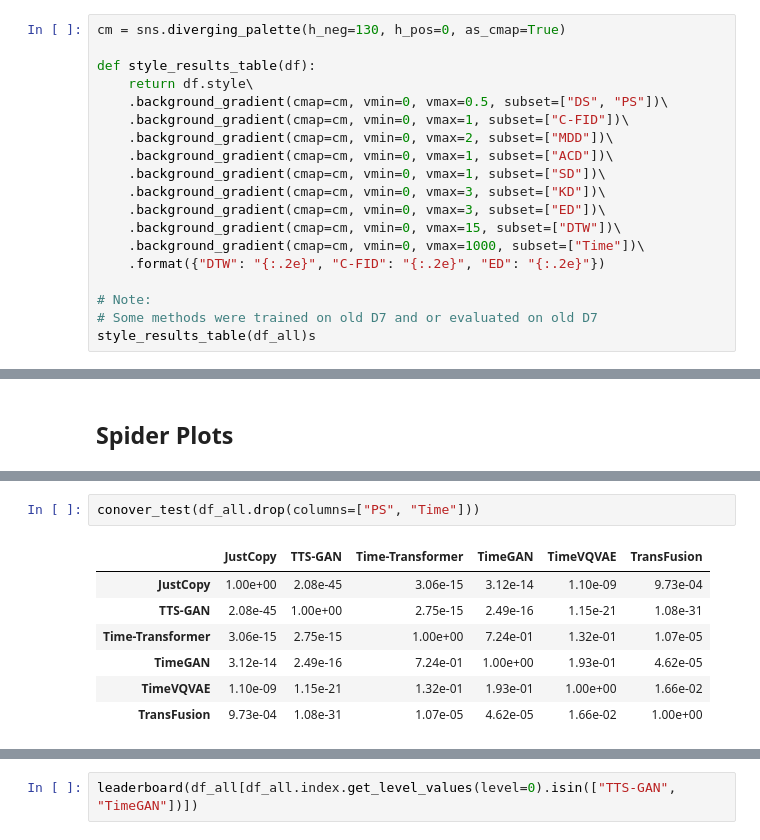
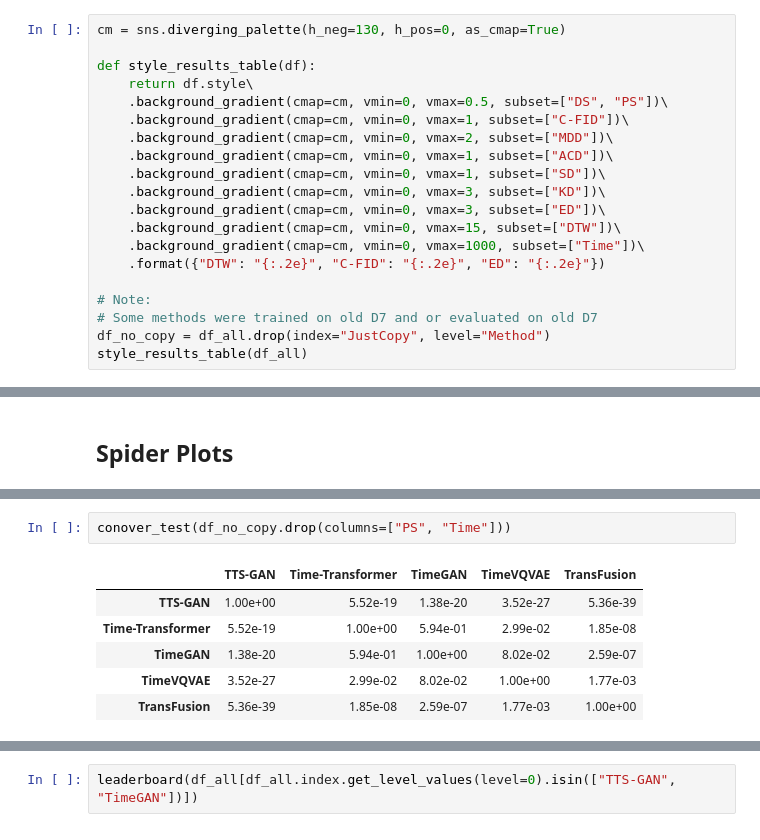
Before and after one commit to istvan-derda/Istvans-TSGBench, a Jupyter notebook: visualizations/visualize_numeric_results.ipynb, the cells around one changed output, grey strips where cells are left out. Drawn from its saved outputs; the diff is of its cells as text.

```diff
--- a/visualizations/visualize_numeric_results.ipynb
+++ b/visualizations/visualize_numeric_results.ipynb
@@ -60,7 +60,8 @@ def style_results_table(df):
 
 # Note:
 # Some methods were trained on old D7 and or evaluated on old D7
-style_results_table(df_all)s
+df_no_copy = df_all.drop(index="JustCopy", level="Method")
+style_results_table(df_all)
 # %% [output]
 |  |  | DS | PS | C-FID | MDD | ACD | SD | KD | ED | DTW | Time |
 | Method | Dataset |  |  |  |  |  |  |  |  |  |  |
@@ -197,13 +196,12 @@ plot_average_rankings(df_all.drop(index="JustCopy", level="Method").drop(columns
 5
 [interactive output not drawn]
 # %%
-conover_test(df_all.drop(columns=["PS", "Time"]))
+conover_test(df_no_copy.drop(columns=["PS", "Time"]))
 # %% [output]
-|  | JustCopy | TTS-GAN | Time-Transformer | TimeGAN | TimeVQVAE | TransFusion |
-| JustCopy | 1.00e+00 | 2.08e-45 | 3.06e-15 | 3.12e-14 | 1.10e-09 | 9.73e-04 |
-| TTS-GAN | 2.08e-45 | 1.00e+00 | 2.75e-15 | 2.49e-16 | 1.15e-21 | 1.08e-31 |
-| Time-Transformer | 3.06e-15 | 2.75e-15 | 1.00e+00 | 7.24e-01 | 1.32e-01 | 1.07e-05 |
-| TimeGAN | 3.12e-14 | 2.49e-16 | 7.24e-01 | 1.00e+00 | 1.93e-01 | 4.62e-05 |
-| TimeVQVAE | 1.10e-09 | 1.15e-21 | 1.32e-01 | 1.93e-01 | 1.00e+00 | 1.66e-02 |
-| TransFusion | 9.73e-04 | 1.08e-31 | 1.07e-05 | 4.62e-05 | 1.66e-02 | 1.00e+00 |
+|  | TTS-GAN | Time-Transformer | TimeGAN | TimeVQVAE | TransFusion |
+| TTS-GAN | 1.00e+00 | 5.52e-19 | 1.38e-20 | 3.52e-27 | 5.36e-39 |
+| Time-Transformer | 5.52e-19 | 1.00e+00 | 5.94e-01 | 2.99e-02 | 1.85e-08 |
+| TimeGAN | 1.38e-20 | 5.94e-01 | 1.00e+00 | 8.02e-02 | 2.59e-07 |
+| TimeVQVAE | 3.52e-27 | 2.99e-02 | 8.02e-02 | 1.00e+00 | 1.77e-03 |
+| TransFusion | 5.36e-39 | 1.85e-08 | 2.59e-07 | 1.77e-03 | 1.00e+00 |
 # %%
```
Also changed, not shown: parts of 13 cells of this notebook.
